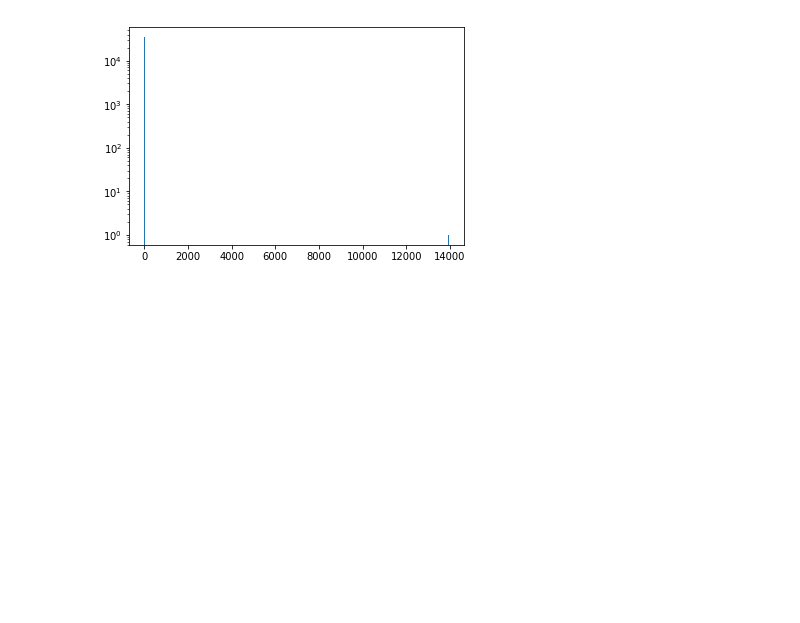
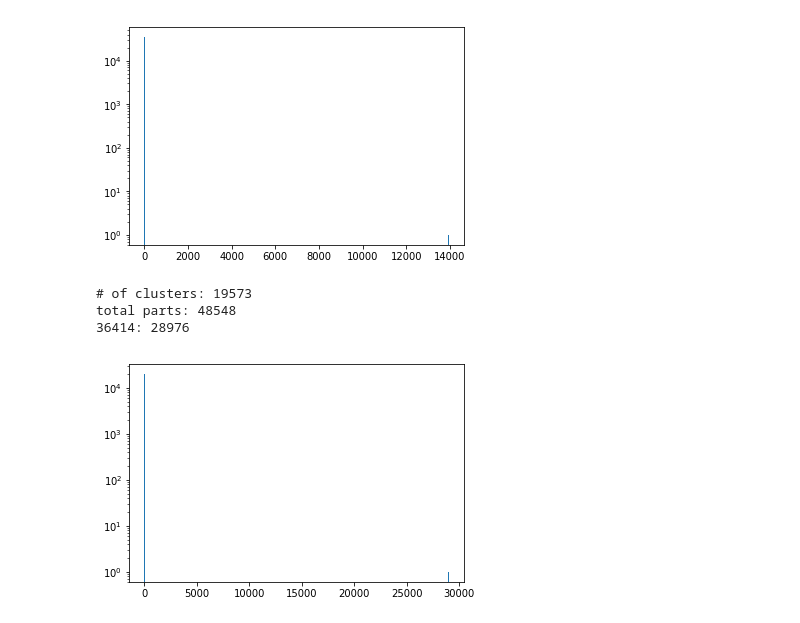
Before and after one commit to SynBioDex/SBOLExplorer, a Jupyter notebook: cluster/analyze_clusters.ipynb, the cells around one changed output. Drawn from its saved outputs; the diff is of its cells as text; code cells hidden in the pictures; blank space fills up the shorter version.

```diff
--- a/cluster/analyze_clusters.ipynb
+++ b/cluster/analyze_clusters.ipynb
@@ -130,3 +130,13 @@ print_cluster_sizes(clusters, 2)
 total parts: 48548
 36414: 13943
 [figure]
+# %%
+f = open('blast_clusters/clusters_1000.txt', 'r')
+clusters = parse_clusters(f.read())
+plot_cluster_histogram(clusters, 0)
+print_cluster_sizes(clusters, 2)
+# %% [output]
+# of clusters: 19573
+total parts: 48548
+36414: 28976
+[figure, added]
```
